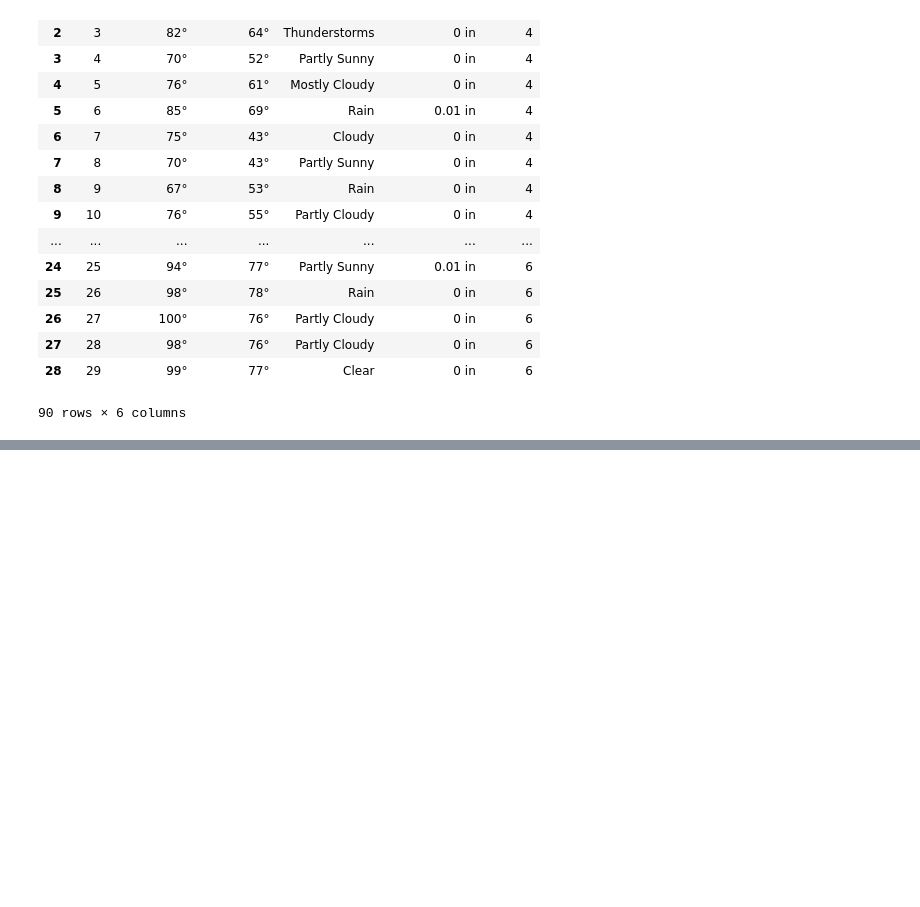
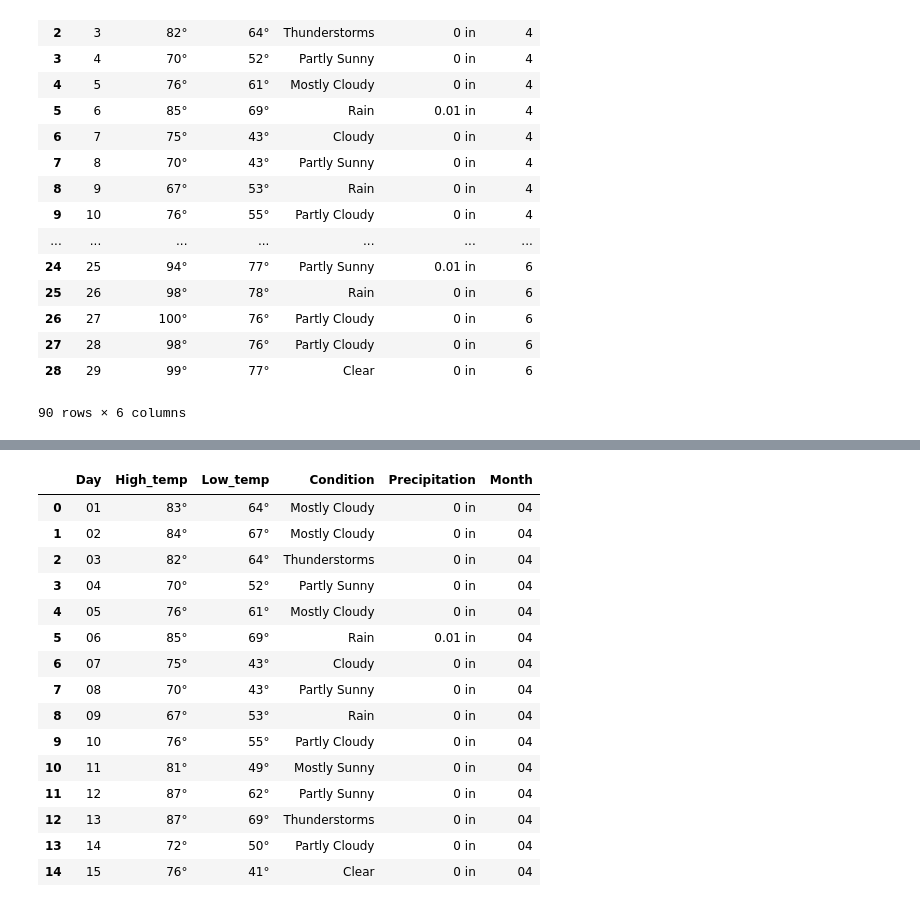
Before and after one commit to georgebendele/etl_project, a Jupyter notebook: project2.ipynb, the cells around one changed output, grey strips where cells are left out. Cells and saved outputs as stored; diff of their text form; code cells hidden in the pictures; blank space fills up the shorter version.

```diff
--- a/project2.ipynb
+++ b/project2.ipynb
@@ -158,0 +191,4 @@ df.to_csv(r'Path where you want to store the exported CSV file\File Name.csv')
+# %%
+# Load the weather data
+df_weather = pd.read_csv("data/weather_data.csv")
+df_weather.head()
@@ -158,0 +226,28 @@ df.to_csv(r'Path where you want to store the exported CSV file\File Name.csv')
+# %%
+for i in range(len(df_weather)):
+    if len(str(df_weather.iloc[i, 0])) == 1:
+        df_weather.iloc[i, 0] = "0" + str(df_weather.iloc[i, 0])
+    else:
+        df_weather.iloc[i, 0] = str(df_weather.iloc[i, 0])
+
+    df_weather.loc[i, "Month"] = "0" + str(df_weather.loc[i, "Month"])
+
+
+df_weather.head(15)
+# %% [output]
+|  | Day | High_temp | Low_temp | Condition | Precipitation | Month |
+| 0 | 01 | 83° | 64° | Mostly Cloudy | 0 in | 04 |
+| 1 | 02 | 84° | 67° | Mostly Cloudy | 0 in | 04 |
+| 2 | 03 | 82° | 64° | Thunderstorms | 0 in | 04 |
+| 3 | 04 | 70° | 52° | Partly Sunny | 0 in | 04 |
+| 4 | 05 | 76° | 61° | Mostly Cloudy | 0 in | 04 |
+| 5 | 06 | 85° | 69° | Rain | 0.01 in | 04 |
+| 6 | 07 | 75° | 43° | Cloudy | 0 in | 04 |
+| 7 | 08 | 70° | 43° | Partly Sunny | 0 in | 04 |
+| 8 | 09 | 67° | 53° | Rain | 0 in | 04 |
+| 9 | 10 | 76° | 55° | Partly Cloudy | 0 in | 04 |
+| 10 | 11 | 81° | 49° | Mostly Sunny | 0 in | 04 |
+| 11 | 12 | 87° | 62° | Partly Sunny | 0 in | 04 |
+| 12 | 13 | 87° | 69° | Thunderstorms | 0 in | 04 |
+| 13 | 14 | 72° | 50° | Partly Cloudy | 0 in | 04 |
+| 14 | 15 | 76° | 41° | Clear | 0 in | 04 |
```
Also changed, not shown: parts of 14 cells of this notebook, 4 other files.
